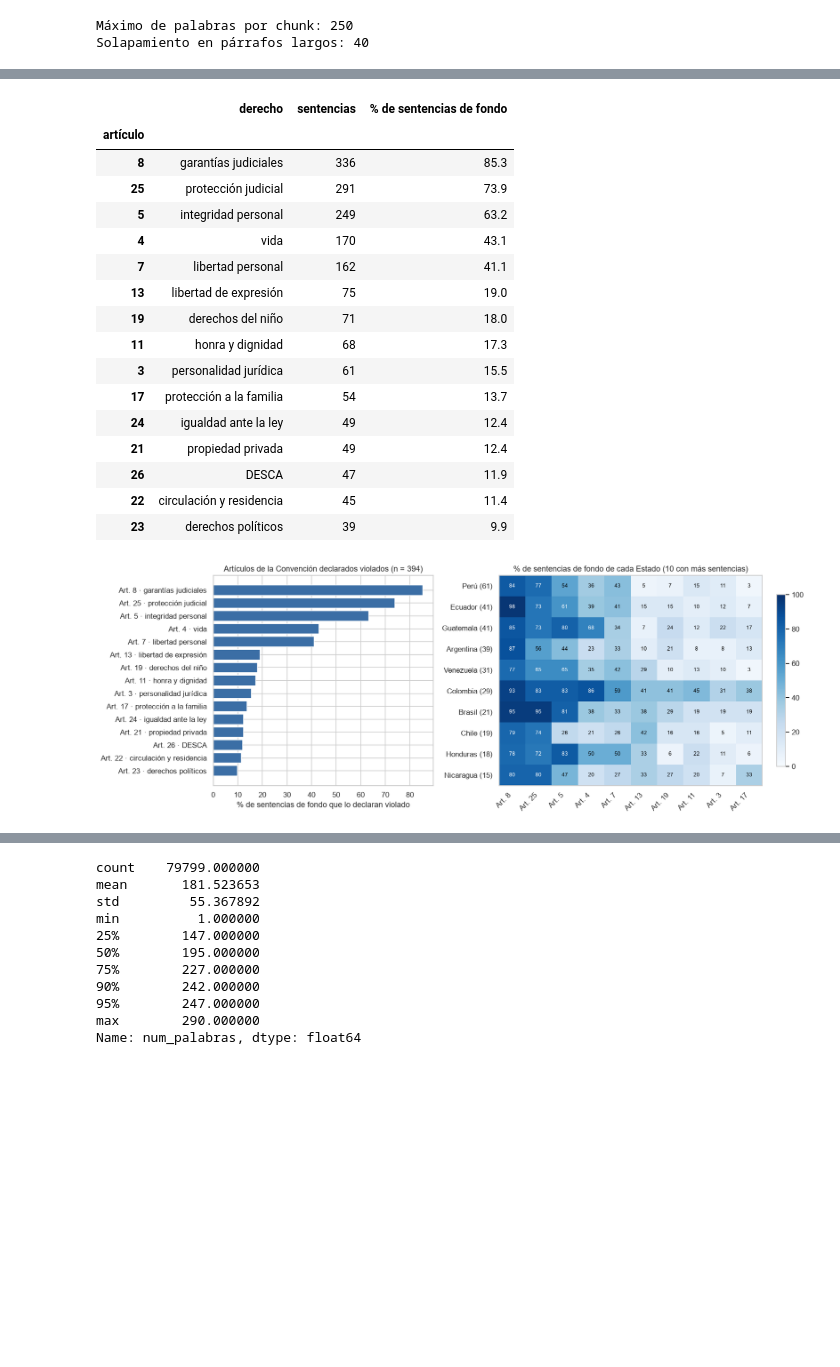
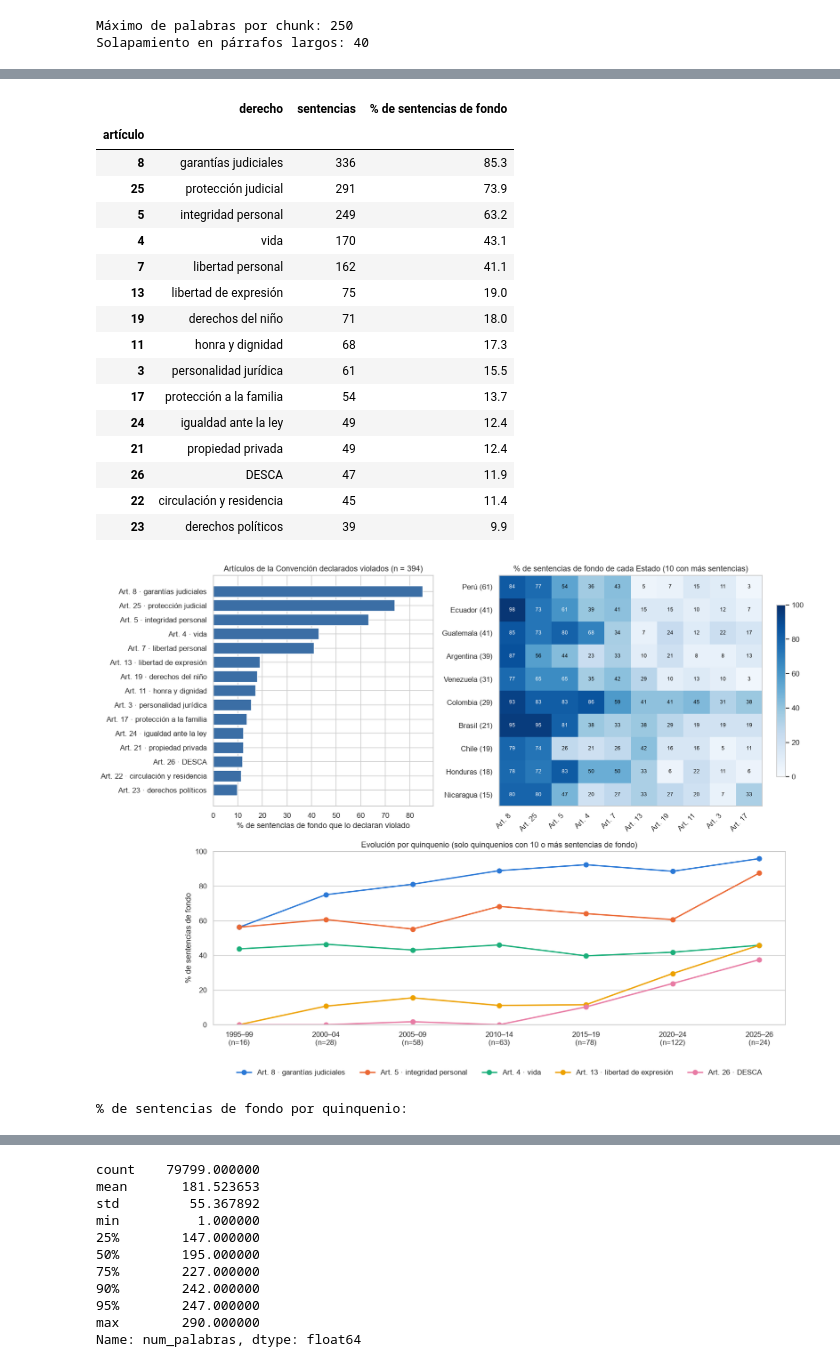
Before and after one commit to GiraldoB/RAG-CIDH, a Jupyter notebook: proyecto_(2).ipynb, the cells around one changed output, grey strips where cells are left out. Drawn from its saved outputs; the diff is of its cells as text; code cells hidden in the pictures; blank space fills up the shorter version.

```diff
--- a/proyecto_(2).ipynb
+++ b/proyecto_(2).ipynb
@@ -2403,43 +2472,67 @@ display(tabla_art.head(15))
 top_art = frec.index[:10]
 top_est = docs_rag[es_fondo]["estado"].value_counts().index[:10]
 por_estado = (art_sent[art_sent["estado"].isin(top_est) & art_sent["articulo"].isin(top_art)]
               .groupby(["estado", "articulo"]).size().unstack(fill_value=0)
               .reindex(index=top_est, columns=top_art, fill_value=0))
 pct_estado = 100 * por_estado.div(docs_rag[es_fondo]["estado"].value_counts().reindex(top_est), axis=0)
 
-fig, ax = plt.subplots(1, 2, figsize=(15, 5.5), gridspec_kw={"width_ratios": [1, 1.3]})
+# Evolución: % de las sentencias de fondo de cada quinquenio que declaran violado cada artículo.
+# Solo quinquenios con al menos 10 sentencias de fondo (con menos, los porcentajes saltan demasiado).
+quinq_fondo = (docs_rag.loc[es_fondo, "anio"].dropna() // 5 * 5).astype(int).value_counts().sort_index()
+quinq_fondo = quinq_fondo[quinq_fondo >= 10]
+evol = (art_sent.dropna(subset=["anio"]).assign(quinquenio=lambda d: (d["anio"] // 5 * 5).astype(int))
+        .groupby(["quinquenio", "articulo"]).size().unstack(fill_value=0)
+        .reindex(quinq_fondo.index, fill_value=0))
+evol = 100 * evol.div(quinq_fondo, axis=0)
+ARTS_EVOL = {8: "#2a78d6", 5: "#eb6834", 4: "#1baf7a", 13: "#eda100", 26: "#e87ba4"}   # estables y en alza
+anio_max = int(docs_rag["anio"].max())   # el último quinquenio está incompleto
+
+fig, ax = plt.subplot_mosaic([["barras", "mapa"], ["tiempo", "tiempo"]], figsize=(15, 11),
+                             gridspec_kw={"width_ratios": [1, 1.3], "height_ratios": [1, 0.75]})
 etiquetas = [f"Art. {a} · {NOMBRES_ARTICULOS.get(a, '')}" for a in frec.index[:15]]
-ax[0].barh(etiquetas[::-1], tabla_art["% de sentencias de fondo"].head(15)[::-1], color="#3b6ea5")
-ax[0].set_xlabel("% de sentencias de fondo que lo declaran violado")
-ax[0].set_title(f"Artículos de la Convención declarados violados (n = {n_fondo})")
-im = ax[1].imshow(pct_estado.values, cmap="Blues", vmin=0, vmax=100, aspect="auto")
-ax[1].set_xticks(range(len(top_art)), [f"Art. {a}" for a in top_art], rotation=45, ha="right")
-ax[1].set_yticks(range(len(top_est)), [f"{e.title()} ({n})" for e, n in
-                                       docs_rag[es_fondo]["estado"].value_counts().reindex(top_est).items()])
+ax["barras"].barh(etiquetas[::-1], tabla_art["% de sentencias de fondo"].head(15)[::-1], color="#3b6ea5")
+ax["barras"].set_xlabel("% de sentencias de fondo que lo declaran violado")
+ax["barras"].set_title(f"Artículos de la Convención declarados violados (n = {n_fondo})")
+im = ax["mapa"].imshow(pct_estado.values, cmap="Blues", vmin=0, vmax=100, aspect="auto")
+ax["mapa"].set_xticks(range(len(top_art)), [f"Art. {a}" for a in top_art], rotation=45, ha="right")
+ax["mapa"].set_yticks(range(len(top_est)), [f"{e.title()} ({n})" for e, n in
+                                            docs_rag[es_fondo]["estado"].value_counts().reindex(top_est).items()])
 for i in range(len(top_est)):
     for j in range(len(top_art)):
         v = pct_estado.values[i, j]
-        ax[1].text(j, i, f"{v:.0f}", ha="center", va="center", fontsize=8, color="white" if v > 60 else "black")
-ax[1].set_title("% de sentencias de fondo de cada Estado (10 con más sentencias)")
-ax[1].grid(False)
-fig.colorbar(im, ax=ax[1], fraction=0.03)
+        ax["mapa"].text(j, i, f"{v:.0f}", ha="center", va="center", fontsize=8, color="white" if v > 60 else "black")
+ax["mapa"].set_title("% de sentencias de fondo de cada Estado (10 con más sentencias)")
+ax["mapa"].grid(False)
+fig.colorbar(im, ax=ax["mapa"], fraction=0.03)
+
+for a, color in ARTS_EVOL.items():
+    ax["tiempo"].plot(evol.index, evol.get(a, 0), marker="o", ms=7, lw=2, color=color,
+                      label=f"Art. {a} · {NOMBRES_ARTICULOS[a]}")
+ax["tiempo"].set_xticks(evol.index, [f"{q}–{str(min(q + 4, anio_max))[2:]}\n(n={n})" for q, n in quinq_fondo.items()])
+ax["tiempo"].set_ylim(0, 100); ax["tiempo"].set_ylabel("% de sentencias de fondo")
+ax["tiempo"].set_title("Evolución por quinquenio (solo quinquenios con 10 o más sentencias de fondo)")
+ax["tiempo"].legend(frameon=False, ncol=5, loc="upper center", bbox_to_anchor=(0.5, -0.22))
+ax["tiempo"].grid(False, axis="x")
 guardar_fig("fig10_articulos_violados")
+print("% de sentencias de fondo por quinquenio:")
+display(evol[list(ARTS_EVOL)].round(0).astype(int).T)
 # %% [output]
 |  | derecho | sentencias | % de sentencias de fondo |
 | artículo |  |  |  |
 | 8 | garantías judiciales | 336 | 85.3 |
 | 25 | protección judicial | 291 | 73.9 |
 | 5 | integridad personal | 249 | 63.2 |
 | 4 | vida | 170 | 43.1 |
 | 7 | libertad personal | 162 | 41.1 |
 | 13 | libertad de expresión | 75 | 19.0 |
 | 19 | derechos del niño | 71 | 18.0 |
 | 11 | honra y dignidad | 68 | 17.3 |
 | 3 | personalidad jurídica | 61 | 15.5 |
 | 17 | protección a la familia | 54 | 13.7 |
 | 24 | igualdad ante la ley | 49 | 12.4 |
 | 21 | propiedad privada | 49 | 12.4 |
 | 26 | DESCA | 47 | 11.9 |
 | 22 | circulación y residencia | 45 | 11.4 |
 | 23 | derechos políticos | 39 | 9.9 |
-[figure, old version]
+[figure, new version]
+% de sentencias de fondo por quinquenio:
```
Also changed, not shown: parts of 17 cells of this notebook, 1 other file.
